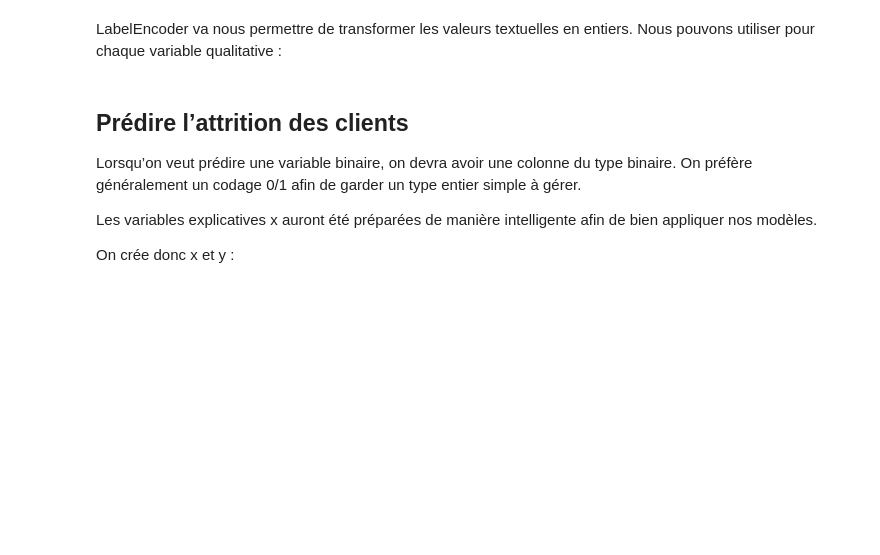
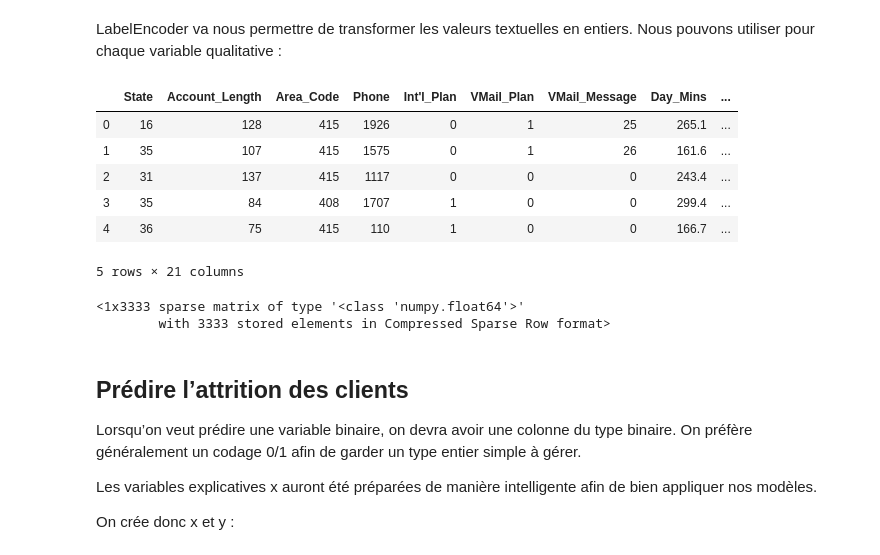
Before and after one commit to moreymat/python-gem-sep2019, a Jupyter notebook: 03-Machine_learning_supervise.ipynb, the cells around one changed output. Drawn from its saved outputs; the diff is of its cells as text; code cells hidden in the pictures; blank space fills up the shorter version.

```diff
--- a/03-Machine_learning_supervise.ipynb
+++ b/03-Machine_learning_supervise.ipynb
@@ -64,9 +104,27 @@ churn["Churn?"]=encoder.fit_transform(churn["Churn?"])
 # %%
-dict_label_encode={}
+dict_label_encode = {}
 for col in churn.columns:
     if churn[col].dtype == object:
-        dict_label_encode[col]=LabelEncoder()
-        churn[col]=dict_label_encode[col].fit_transform(churn[col])
+        dict_label_encode[col] = LabelEncoder()
+        churn[col] = dict_label_encode[col].fit_transform(churn[col])
+churn.head(5)
+# %% [output]
+|  | State | Account_Length | Area_Code | Phone | Int'l_Plan | VMail_Plan | VMail_Message | Day_Mins | ... |
+| 0 | 16 | 128 | 415 | 1926 | 0 | 1 | 25 | 265.1 | ... |
+| 1 | 35 | 107 | 415 | 1575 | 0 | 1 | 26 | 161.6 | ... |
+| 2 | 31 | 137 | 415 | 1117 | 0 | 0 | 0 | 243.4 | ... |
+| 3 | 35 | 84 | 408 | 1707 | 1 | 0 | 0 | 299.4 | ... |
+| 4 | 36 | 75 | 415 | 110 | 1 | 0 | 0 | 166.7 | ... |
+5 rows × 21 columns
+# %%
+dict_label_encode["Phone"].__dict__
+# vs OneHotEncoder
+oh_enc = OneHotEncoder()
+oh_phone = oh_enc.fit_transform([orig_phone])
+oh_phone
+# %% [output]
+<1x3333 sparse matrix of type '<class 'numpy.float64'>'
+        with 3333 stored elements in Compressed Sparse Row format>
 # %% [markdown]
 ## Prédire l’attrition des clients
 Lorsqu’on veut prédire une variable binaire, on devra avoir une colonne du type
```
Also changed, not shown: parts of 45 cells of this notebook, 1 other file.
